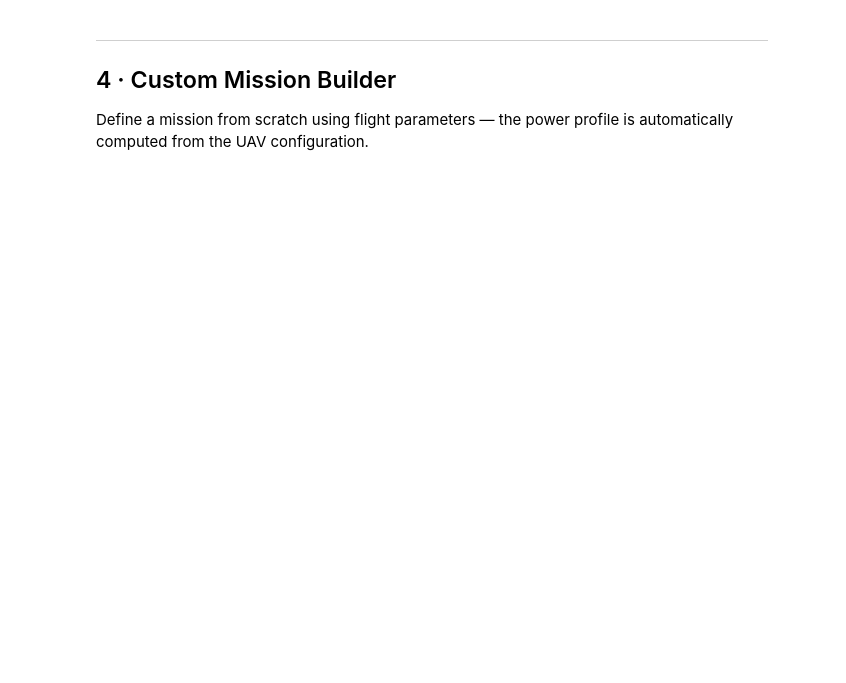
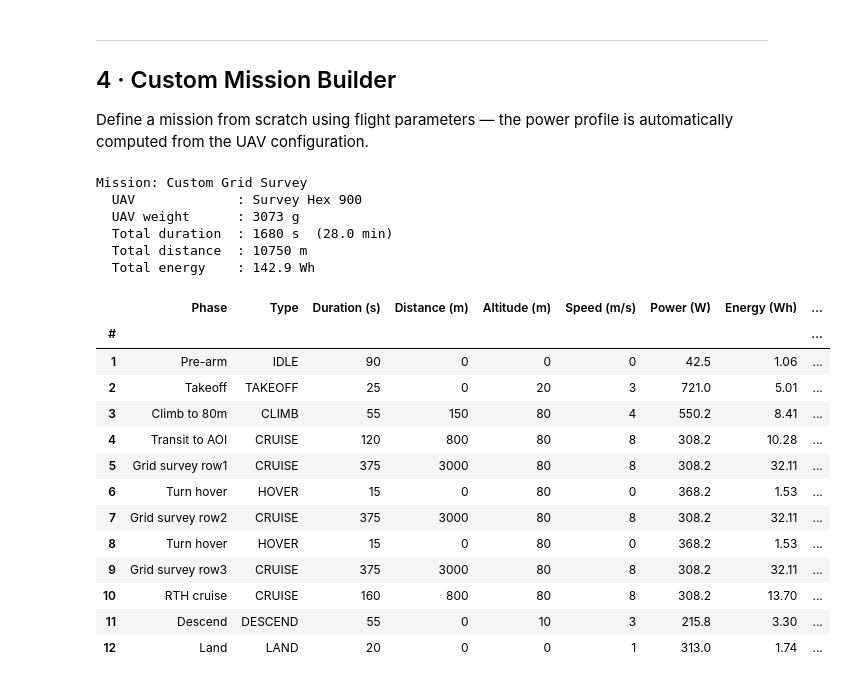
Before and after one commit to ben00001982/BattSim, a Jupyter notebook: notebooks/02_equipment_power_profile.ipynb, the cells around one changed output. Saved outputs shown, nothing was run; the diff lists cells and outputs as text; code cells hidden in the pictures; blank space fills up the shorter version.

```diff
--- a/notebooks/02_equipment_power_profile.ipynb
+++ b/notebooks/02_equipment_power_profile.ipynb
@@ -143,12 +234,27 @@ for mid, mission in db.missions.items():
 
 Define a mission from scratch using flight parameters — the power profile is automatically computed from the UAV configuration.
 # %%
+# ── Load settings from 00_configurator.ipynb (analysis_config.json) ───────────
+import json as _json, os as _os
+_CFG_PATH = _os.path.join(_os.path.dirname(_os.path.abspath('.')), 'analysis_config.json')
+if not _os.path.exists(_CFG_PATH):
+    _CFG_PATH = 'analysis_config.json'
+_cfg = {}
+if _os.path.exists(_CFG_PATH):
+    with open(_CFG_PATH) as _f:
+        _cfg = _json.load(_f)
+    print(f'Loaded config from {_CFG_PATH}')
+else:
+    print('No analysis_config.json found — using defaults below (run 00_configurator first)')
+
+# ── Values from configurator (overridden by manual entries below if desired) ───
+UAV_ID = _cfg.get('uav_id', 'HEX_SURVEY_900')
 # ═══════════════════════════════════════════════════════════════
 # MISSION DEFINITION — edit this section
 # ═══════════════════════════════════════════════════════════════
-MISSION_ID   = 'MY_MISSION_01'
-MISSION_NAME = 'Custom Grid Survey'
-UAV_ID       = 'HEX_SURVEY_900'   # Must exist in UAV_Configurations
+# MISSION_ID   = 'MY_MISSION_01'
+# MISSION_NAME = 'Custom Grid Survey'
+# UAV_ID       = 'HEX_SURVEY_900'   # Must exist in UAV_Configurations
 
 # Phase definitions:
 # (phase_name, phase_type, duration_s, distance_m, altitude_m, airspeed_ms, power_override_W)
@@ -199,33 +305,54 @@ my_mission = MissionProfile(
 print(f'Mission: {my_mission.mission_name}')
 print(f'  UAV             : {uav.name}')
 print(f'  UAV weight      : {uav.total_weight_g():.0f} g')
 print(f'  Total duration  : {my_mission.total_duration_s:.0f} s  '
       f'({my_mission.total_duration_s/60:.1f} min)')
 print(f'  Total distance  : {my_mission.total_distance_m:.0f} m')
 print(f'  Total energy    : {my_mission.total_energy_wh(uav):.1f} Wh')
 print()
 
 # Phase table
 rows = []
 t_acc = 0
 for ph in my_mission.phases:
     pw = ph.effective_power_w(uav)
     rows.append({
         '#': ph.phase_seq,
         'Phase': ph.phase_name,
         'Type': ph.phase_type,
         'Duration (s)': ph.duration_s,
         'Distance (m)': ph.distance_m,
         'Altitude (m)': ph.altitude_m,
         'Speed (m/s)': ph.airspeed_ms,
         'Power (W)': round(pw, 1),
         'Energy (Wh)': round(ph.energy_wh(uav), 2),
         'Start T (s)': t_acc,
     })
     t_acc += ph.duration_s
 
 df_my = pd.DataFrame(rows).set_index('#')
 df_my
+# %% [output]
+Mission: Custom Grid Survey
+  UAV             : Survey Hex 900
+  UAV weight      : 3073 g
+  Total duration  : 1680 s  (28.0 min)
+  Total distance  : 10750 m
+  Total energy    : 142.9 Wh
+|  | Phase | Type | Duration (s) | Distance (m) | Altitude (m) | Speed (m/s) | Power (W) | Energy (Wh) | ... |
+| # |  |  |  |  |  |  |  |  | ... |
+| 1 | Pre-arm | IDLE | 90 | 0 | 0 | 0 | 42.5 | 1.06 | ... |
+| 2 | Takeoff | TAKEOFF | 25 | 0 | 20 | 3 | 721.0 | 5.01 | ... |
+| 3 | Climb to 80m | CLIMB | 55 | 150 | 80 | 4 | 550.2 | 8.41 | ... |
+| 4 | Transit to AOI | CRUISE | 120 | 800 | 80 | 8 | 308.2 | 10.28 | ... |
+| 5 | Grid survey row1 | CRUISE | 375 | 3000 | 80 | 8 | 308.2 | 32.11 | ... |
+| 6 | Turn hover | HOVER | 15 | 0 | 80 | 0 | 368.2 | 1.53 | ... |
+| 7 | Grid survey row2 | CRUISE | 375 | 3000 | 80 | 8 | 308.2 | 32.11 | ... |
+| 8 | Turn hover | HOVER | 15 | 0 | 80 | 0 | 368.2 | 1.53 | ... |
+| 9 | Grid survey row3 | CRUISE | 375 | 3000 | 80 | 8 | 308.2 | 32.11 | ... |
+| 10 | RTH cruise | CRUISE | 160 | 800 | 80 | 8 | 308.2 | 13.70 | ... |
+| 11 | Descend | DESCEND | 55 | 0 | 10 | 3 | 215.8 | 3.30 | ... |
+| 12 | Land | LAND | 20 | 0 | 0 | 1 | 313.0 | 1.74 | ... |
 # %%
 # ── Power Profile Chart ────────────────────────────────────────────────────
 times, powers = my_mission.power_profile_w(uav, resolution_s=1.0)
```
Also changed, not shown: parts of 9 cells of this notebook, 17 other files.
